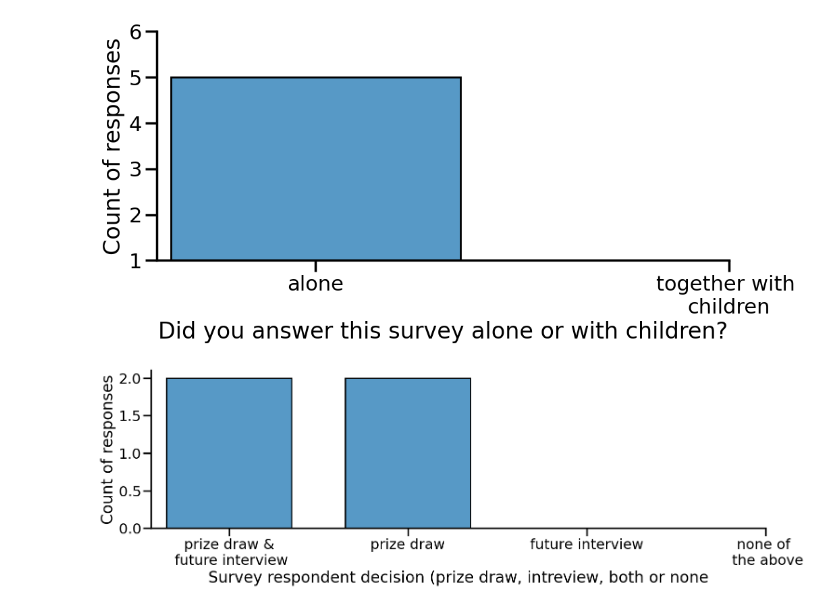
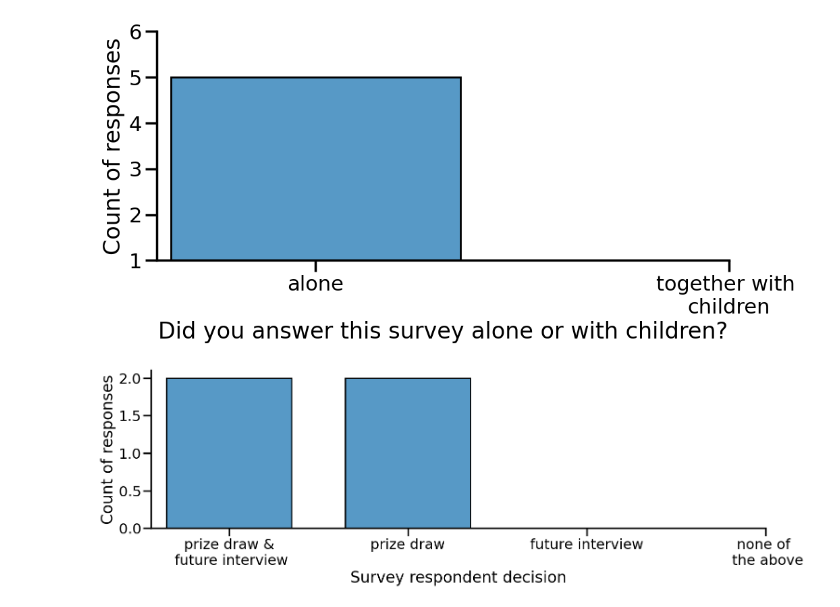
Before and after one commit to shrutirao94/spatial-inequality-nl-analysis, a Jupyter notebook: analysis.ipynb, the cells around one changed output. Drawn from its saved outputs; the diff is of its cells as text; code cells hidden in the pictures.

```diff
--- a/analysis.ipynb
+++ b/analysis.ipynb
@@ -387,10 +387,10 @@ plt.savefig('plots/conclusion/alone-together.jpg', dpi=300, bbox_inches='tight')
 # %%
 labels = ['prize draw &\n future interview', 'prize draw', 'future interview', 'none of \n the above']
 sns.displot(data['next-steps'], discrete=True, shrink=.7,aspect=3)
 plt.ylabel("Count of responses")
 # plt.ylim([1,3])
 plt.xticks(np.arange(len(labels)),labels)
-plt.xlabel("Survey respondent decision (prize draw, intreview, both or none")
+plt.xlabel("Survey respondent decision")
 plt.savefig('plots/conclusion/next-steps.jpg', dpi=300, bbox_inches='tight')
 # %% [output]
-[figure, old version]
+[figure, new version]
```
Also changed, not shown: parts of 5 cells of this notebook, 4 other files.
